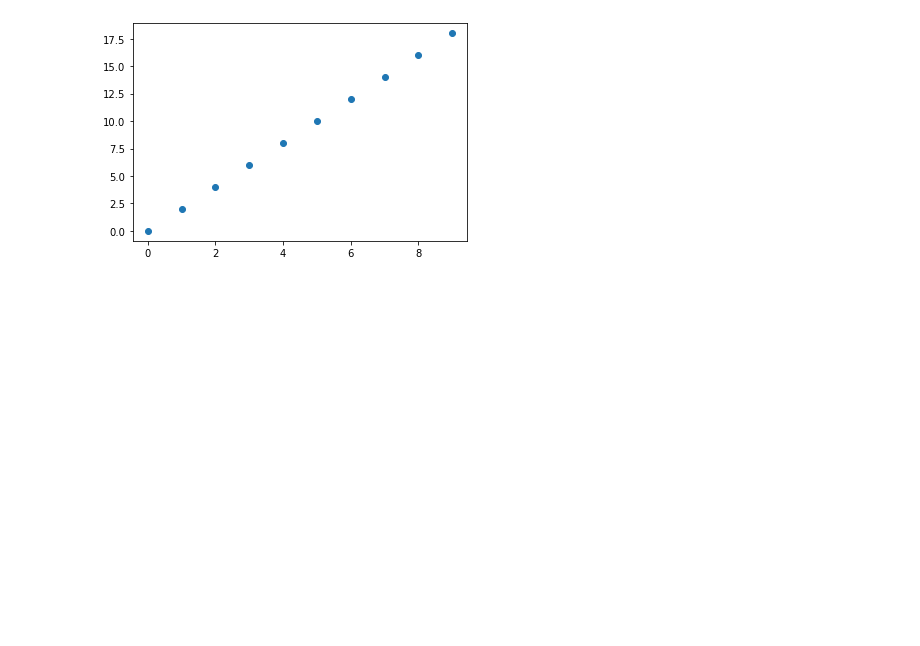
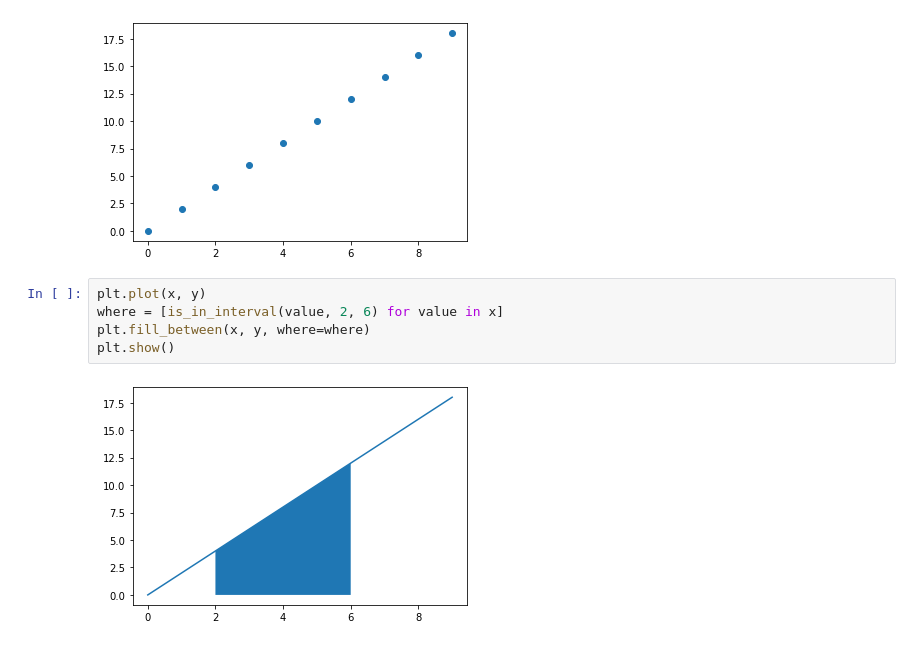
Before and after one commit to flyingdutch20/DataScienceBookcamp, a Jupyter notebook: 1.1 Probabilities.ipynb, the cells around one changed output. Drawn from its saved outputs; the diff is of its cells as text; blank space fills up the shorter version.

```diff
--- a/1.1 Probabilities.ipynb
+++ b/1.1 Probabilities.ipynb
@@ -292,3 +292,10 @@ plt.scatter(x, y)
 plt.show()
 # %% [output]
 [figure]
+# %%
+plt.plot(x, y)
+where = [is_in_interval(value, 2, 6) for value in x]
+plt.fill_between(x, y, where=where)
+plt.show()
+# %% [output]
+[figure, added]
```
Also changed, not shown: parts of 13 cells of this notebook.
